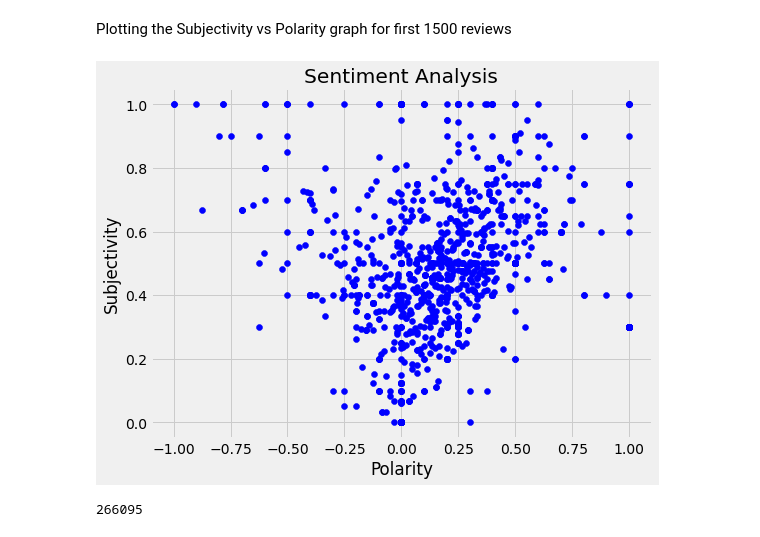
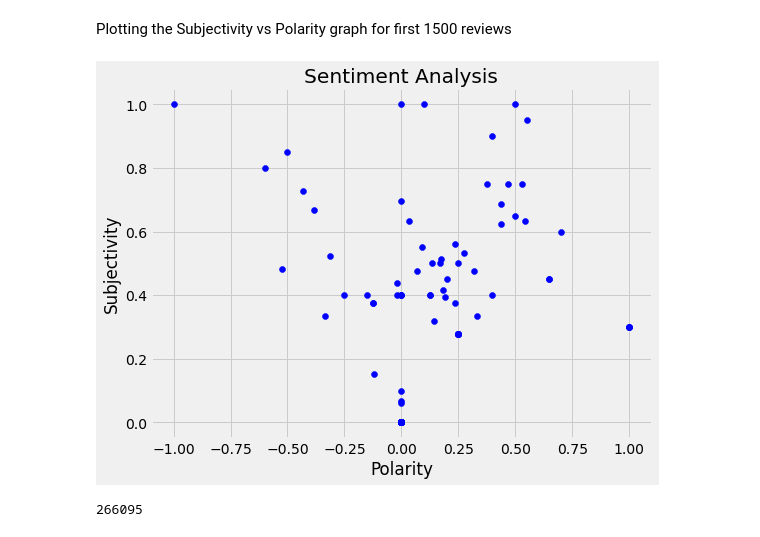
Before and after one commit to Arnav1511/OMSA, a Jupyter notebook: MajorProject.ipynb, the cells around one changed output. Saved outputs shown, nothing was run; the diff lists cells and outputs as text; code cells hidden in the pictures.

```diff
--- a/MajorProject.ipynb
+++ b/MajorProject.ipynb
@@ -250,15 +241,15 @@ Plotting the Subjectivity vs Polarity graph for first 1500 reviews
 # %%
 #plot the polarity and subjectivity
 plt.figure(figsize=(8,6))
-for i in range(0, 1500):
+for i in range(0, 100):
   plt.scatter(df['NewPolarity'][i], df['Subjectivity'][i], color='Blue')
 
   plt.title('Sentiment Analysis')
   plt.xlabel('Polarity')
   plt.ylabel('Subjectivity')
 plt.show()
 # %% [output]
-[figure, old version]
+[figure, new version]
 # %%
 df.shape[0]
 # %% [output]
```
Also changed, not shown: parts of 14 cells of this notebook.
